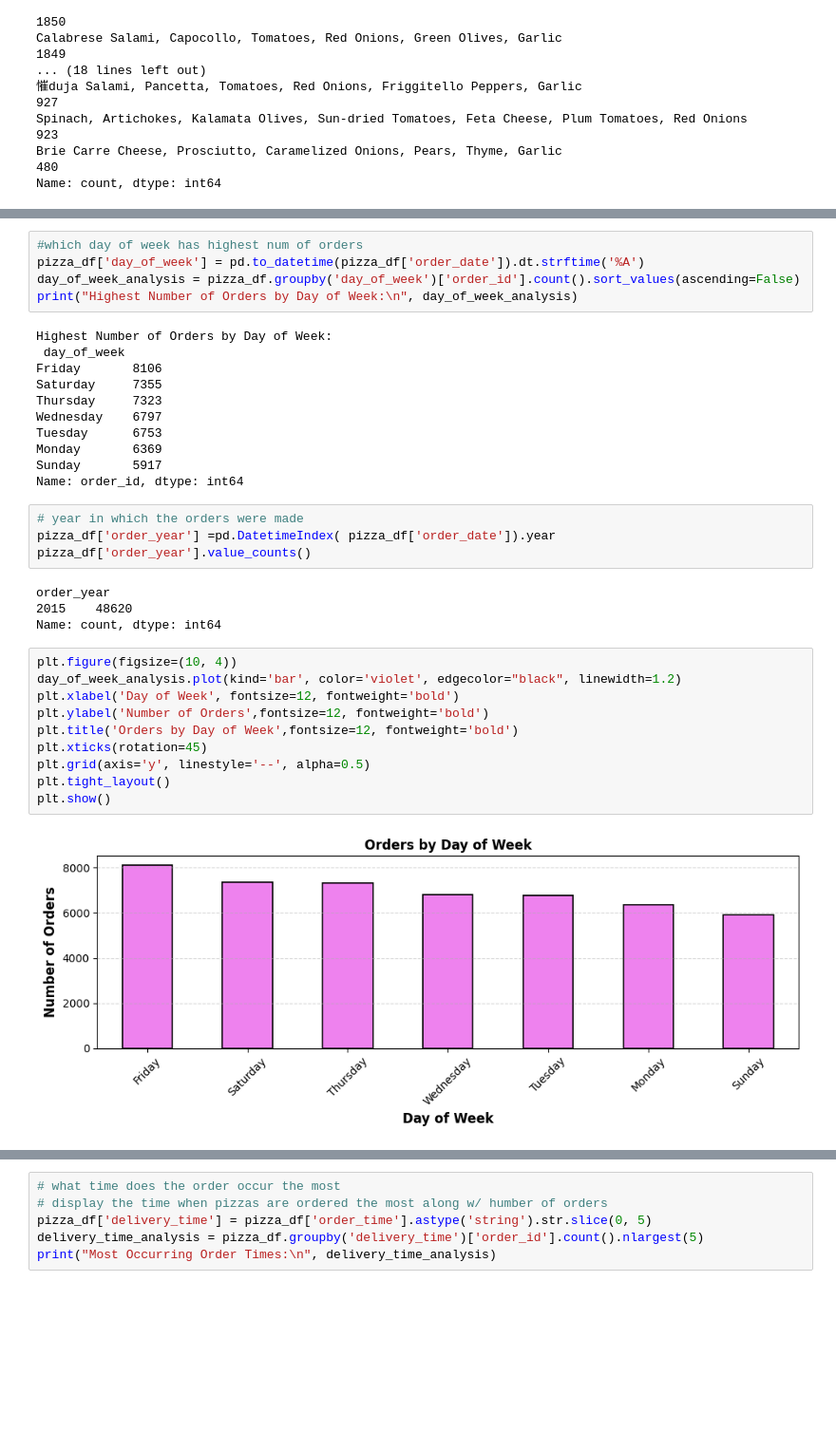
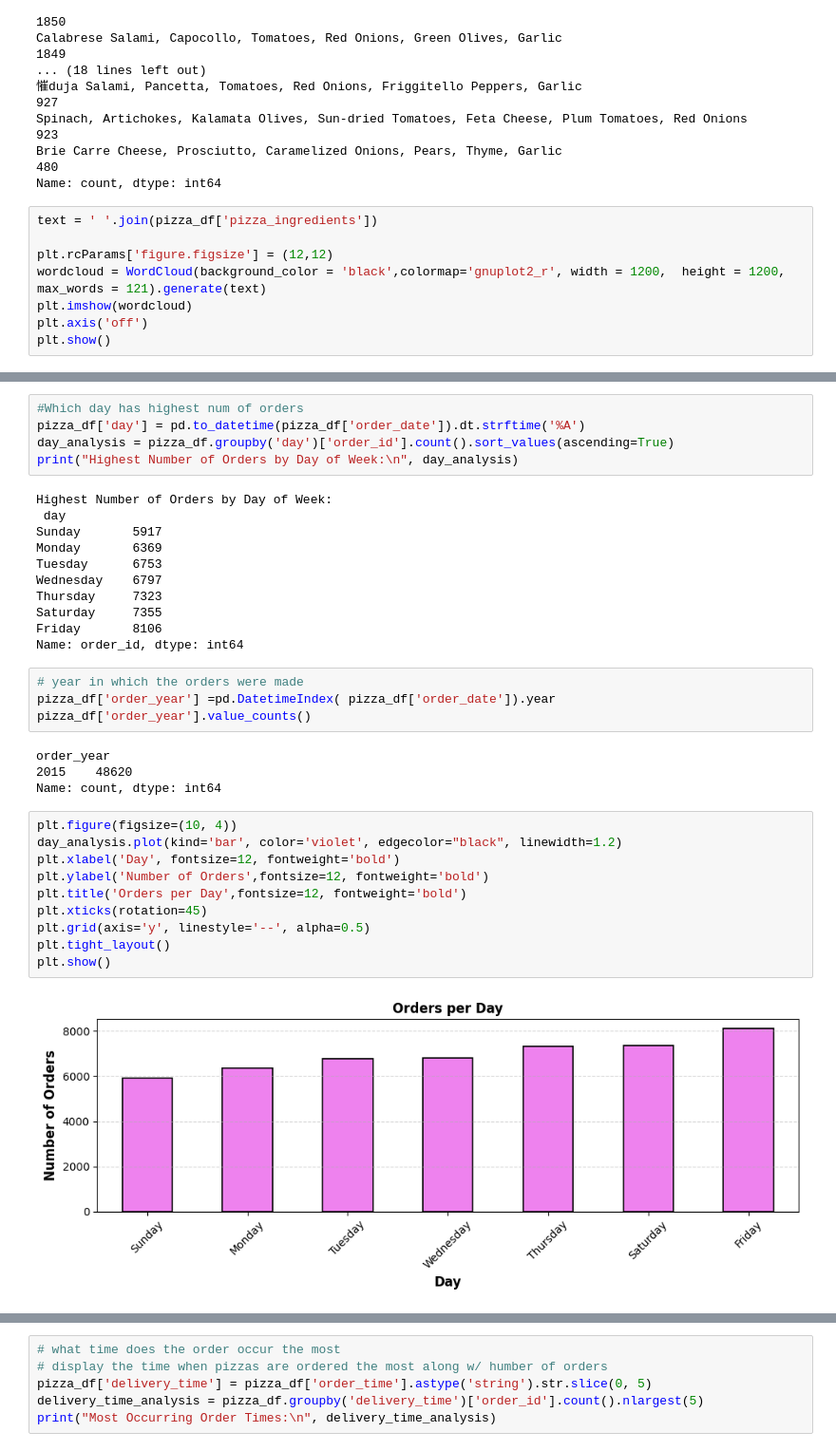
Before and after one commit to Rach0613/KidoCode, a Jupyter notebook: presentation.ipynb, the cells around one changed output, grey strips where cells are left out. Shown: that part at 95% size. Cells and saved outputs as stored; diff of their text form; blank space fills up the shorter version.

```diff
--- a/presentation.ipynb
+++ b/presentation.ipynb
@@ -233,4 +205,12 @@ Calabrese Salami, Capocollo, Tomatoes, Red Onions, Green Olives, Garlic
 Spinach, Artichokes, Kalamata Olives, Sun-dried Tomatoes, Feta Cheese, Plum Tomatoes, Red Onions      923
 Brie Carre Cheese, Prosciutto, Caramelized Onions, Pears, Thyme, Garlic                               480
 Name: count, dtype: int64
+# %%
+text = ' '.join(pizza_df['pizza_ingredients'])
+
+plt.rcParams['figure.figsize'] = (12,12)
+wordcloud = WordCloud(background_color = 'black',colormap='gnuplot2_r', width = 1200,  height = 1200, max_words = 121).generate(text)
+plt.imshow(wordcloud)
+plt.axis('off')
+plt.show()
 # %%
@@ -265,18 +245,18 @@ plt.show()
 # %%
-#which day of week has highest num of orders
-pizza_df['day_of_week'] = pd.to_datetime(pizza_df['order_date']).dt.strftime('%A')
-day_of_week_analysis = pizza_df.groupby('day_of_week')['order_id'].count().sort_values(ascending=False)
-print("Highest Number of Orders by Day of Week:\n", day_of_week_analysis)
+#Which day has highest num of orders
+pizza_df['day'] = pd.to_datetime(pizza_df['order_date']).dt.strftime('%A')
+day_analysis = pizza_df.groupby('day')['order_id'].count().sort_values(ascending=True)
+print("Highest Number of Orders by Day of Week:\n", day_analysis)
 # %% [output]
 Highest Number of Orders by Day of Week:
- day_of_week
+ day
+Sunday       5917
+Monday       6369
+Tuesday      6753
+Wednesday    6797
+Thursday     7323
+Saturday     7355
 Friday       8106
-Saturday     7355
-Thursday     7323
-Wednesday    6797
-Tuesday      6753
-Monday       6369
-Sunday       5917
 Name: order_id, dtype: int64
 # %%
 # year in which the orders were made
@@ -288,13 +268,13 @@ order_year
 Name: count, dtype: int64
 # %%
 plt.figure(figsize=(10, 4))
-day_of_week_analysis.plot(kind='bar', color='violet', edgecolor="black", linewidth=1.2)
-plt.xlabel('Day of Week', fontsize=12, fontweight='bold')
+day_analysis.plot(kind='bar', color='violet', edgecolor="black", linewidth=1.2)
+plt.xlabel('Day', fontsize=12, fontweight='bold')
 plt.ylabel('Number of Orders',fontsize=12, fontweight='bold')
-plt.title('Orders by Day of Week',fontsize=12, fontweight='bold')
+plt.title('Orders per Day',fontsize=12, fontweight='bold')
 plt.xticks(rotation=45)
 plt.grid(axis='y', linestyle='--', alpha=0.5)
 plt.tight_layout()
 plt.show()
 # %% [output]
-[figure, old version]
+[figure, new version]
```
Also changed, not shown: parts of 25 cells of this notebook.
